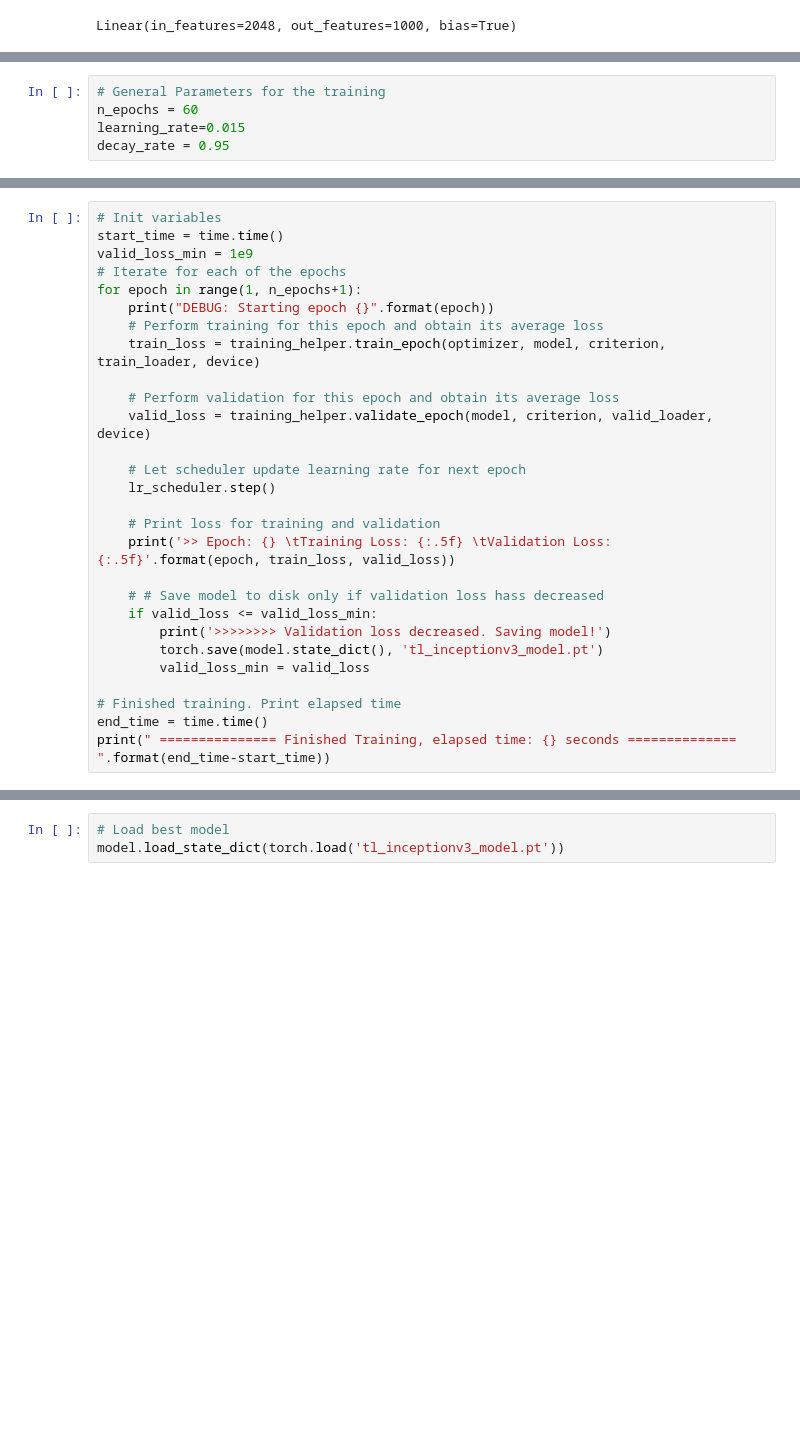
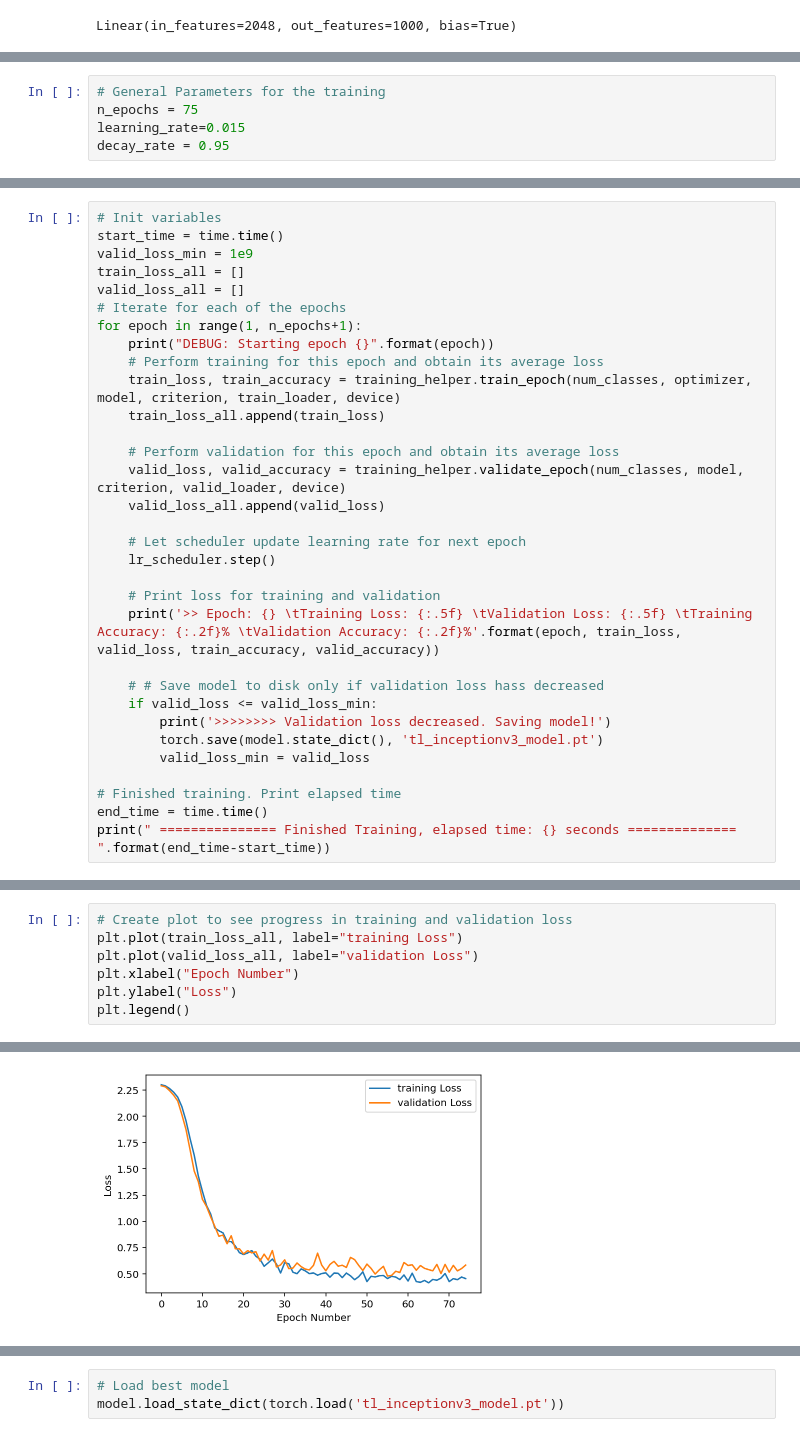
Before and after one commit to agomez08/patrones_proyecto1, a Jupyter notebook: training/tl_inceptionv3.ipynb, the cells around one changed output, grey strips where cells are left out. Drawn from its saved outputs; the diff is of its cells as text; blank space fills up the shorter version.

Commit message:
Adding more documentation and extra plot with loss progress to training notebook

```diff
--- a/training/tl_inceptionv3.ipynb
+++ b/training/tl_inceptionv3.ipynb
@@ -158,5 +175,5 @@ model.fc = classifier
 # %%
 # General Parameters for the training
-n_epochs = 60
+n_epochs = 75
 learning_rate=0.015
 decay_rate = 0.95
@@ -184,20 +203,24 @@ Using device cuda
 # Init variables
 start_time = time.time()
 valid_loss_min = 1e9
+train_loss_all = []
+valid_loss_all = []
 # Iterate for each of the epochs
 for epoch in range(1, n_epochs+1):
     print("DEBUG: Starting epoch {}".format(epoch))
     # Perform training for this epoch and obtain its average loss
-    train_loss = training_helper.train_epoch(optimizer, model, criterion, train_loader, device)
+    train_loss, train_accuracy = training_helper.train_epoch(num_classes, optimizer, model, criterion, train_loader, device)
+    train_loss_all.append(train_loss)
 
     # Perform validation for this epoch and obtain its average loss
-    valid_loss = training_helper.validate_epoch(model, criterion, valid_loader, device)
+    valid_loss, valid_accuracy = training_helper.validate_epoch(num_classes, model, criterion, valid_loader, device)
+    valid_loss_all.append(valid_loss)
 
     # Let scheduler update learning rate for next epoch
     lr_scheduler.step()
 
     # Print loss for training and validation
-    print('>> Epoch: {} \tTraining Loss: {:.5f} \tValidation Loss: {:.5f}'.format(epoch, train_loss, valid_loss))
+    print('>> Epoch: {} \tTraining Loss: {:.5f} \tValidation Loss: {:.5f} \tTraining Accuracy: {:.2f}% \tValidation Accuracy: {:.2f}%'.format(epoch, train_loss, valid_loss, train_accuracy, valid_accuracy))
 
     # # Save model to disk only if validation loss hass decreased
     if valid_loss <= valid_loss_min:
@@ -228,0 +254,8 @@ Adjusting learning rate of group 0 to 6.9105e-04.
+# %%
+# Create plot to see progress in training and validation loss
+plt.plot(train_loss_all, label="training Loss")
+plt.plot(valid_loss_all, label="validation Loss")
+plt.xlabel("Epoch Number")
+plt.ylabel("Loss")
+plt.legend()
+# %% [output]
@@ -229,2 +263,3 @@ Adjusting learning rate of group 0 to 6.9105e-04.
+[figure, added]
 # %% [markdown]
 ## Testing Model
```
Also changed, not shown: parts of 26 cells of this notebook, 5 other files.
